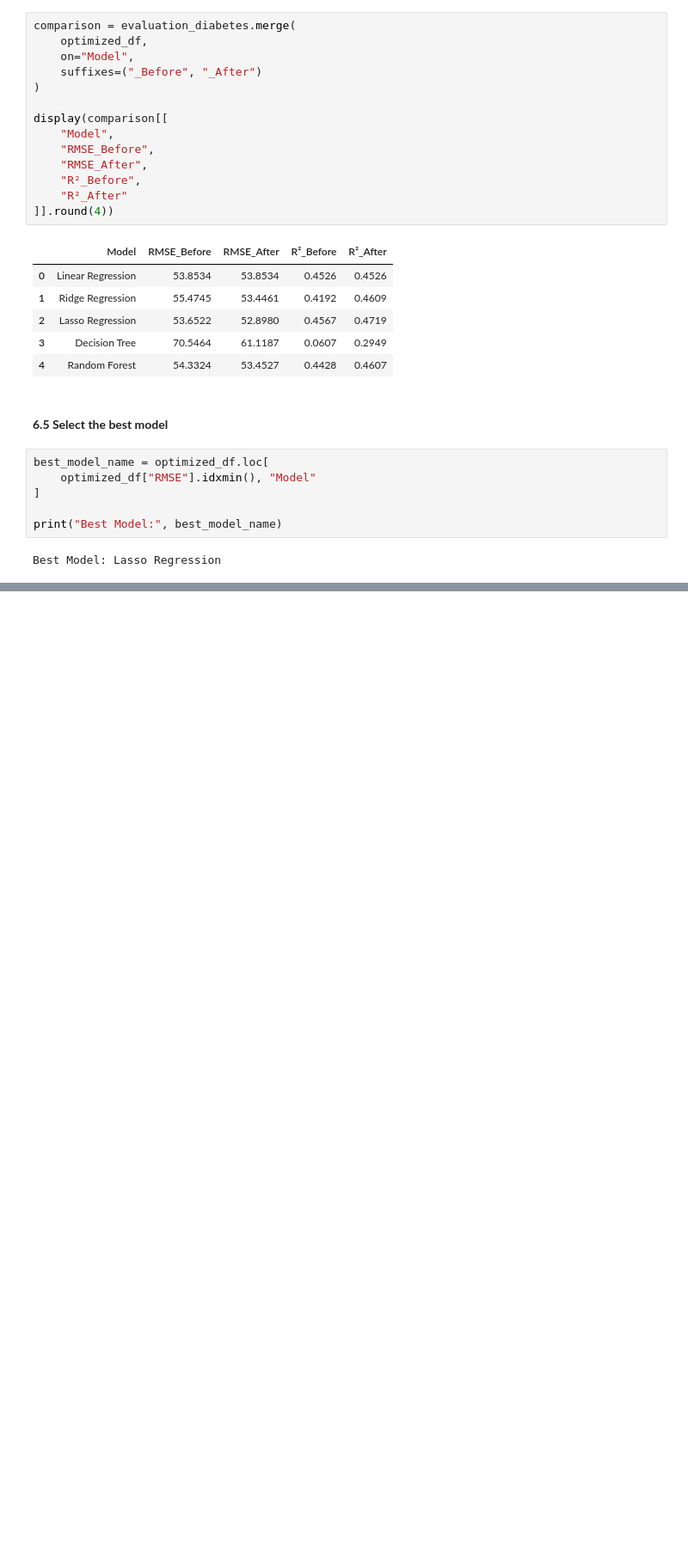
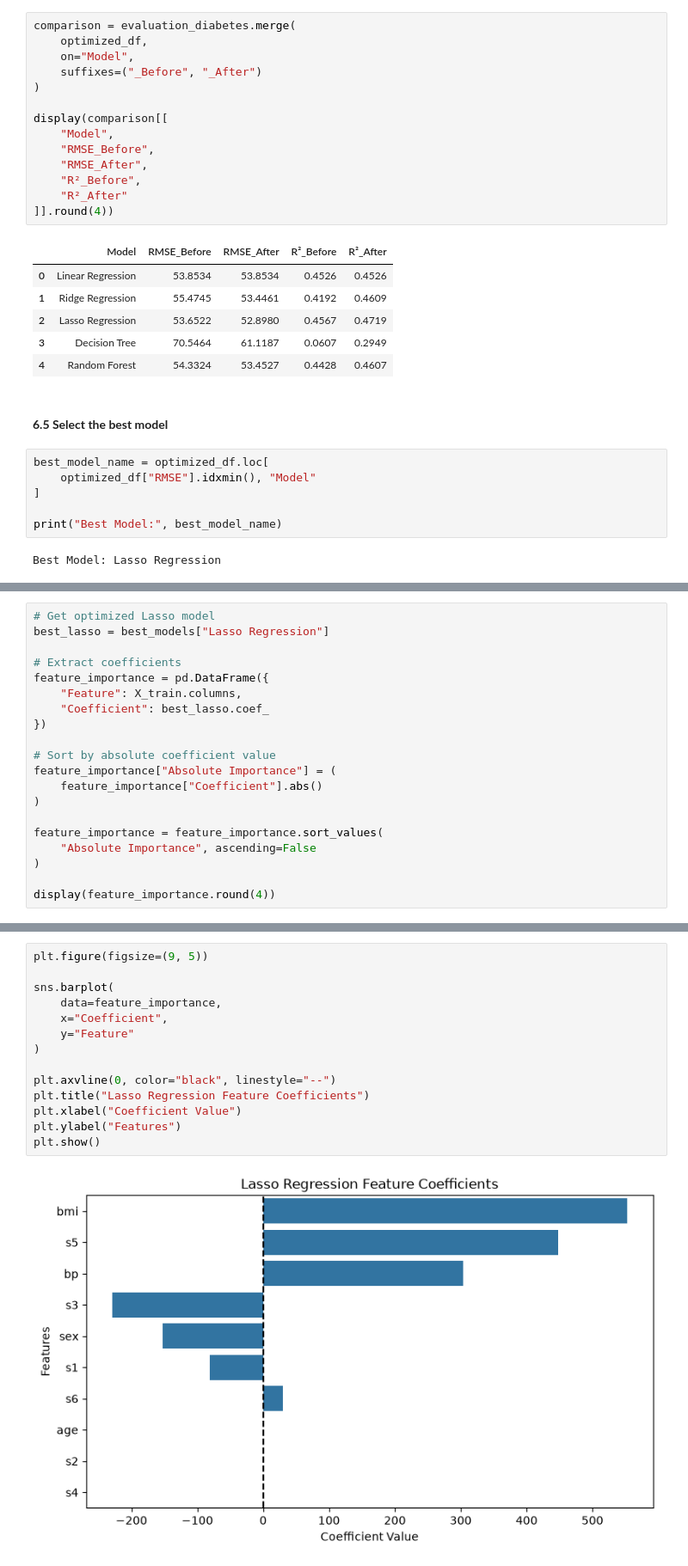
Before and after one commit to Yvesangwa/Diabetes-Disease-Progression-Prediction, a Jupyter notebook: Diabetes_Progression_Prediction.ipynb, the cells around one changed output, grey strips where cells are left out. Shown at 86% size. Cells and saved outputs as stored; diff of their text form; blank space fills up the shorter version.

```diff
--- a/Diabetes_Progression_Prediction.ipynb
+++ b/Diabetes_Progression_Prediction.ipynb
@@ -438,0 +441,20 @@ Best Model: Lasso Regression
+# %%
+# Get optimized Lasso model
+best_lasso = best_models["Lasso Regression"]
+
+# Extract coefficients
+feature_importance = pd.DataFrame({
+    "Feature": X_train.columns,
+    "Coefficient": best_lasso.coef_
+})
+
+# Sort by absolute coefficient value
+feature_importance["Absolute Importance"] = (
+    feature_importance["Coefficient"].abs()
+)
+
+feature_importance = feature_importance.sort_values(
+    "Absolute Importance", ascending=False
+)
+
+display(feature_importance.round(4))
@@ -438,0 +473,16 @@ Best Model: Lasso Regression
+# %%
+plt.figure(figsize=(9, 5))
+
+sns.barplot(
+    data=feature_importance,
+    x="Coefficient",
+    y="Feature"
+)
+
+plt.axvline(0, color="black", linestyle="--")
+plt.title("Lasso Regression Feature Coefficients")
+plt.xlabel("Coefficient Value")
+plt.ylabel("Features")
+plt.show()
+# %% [output]
+[figure, added]
```
Also changed, not shown: parts of 3 cells of this notebook.
